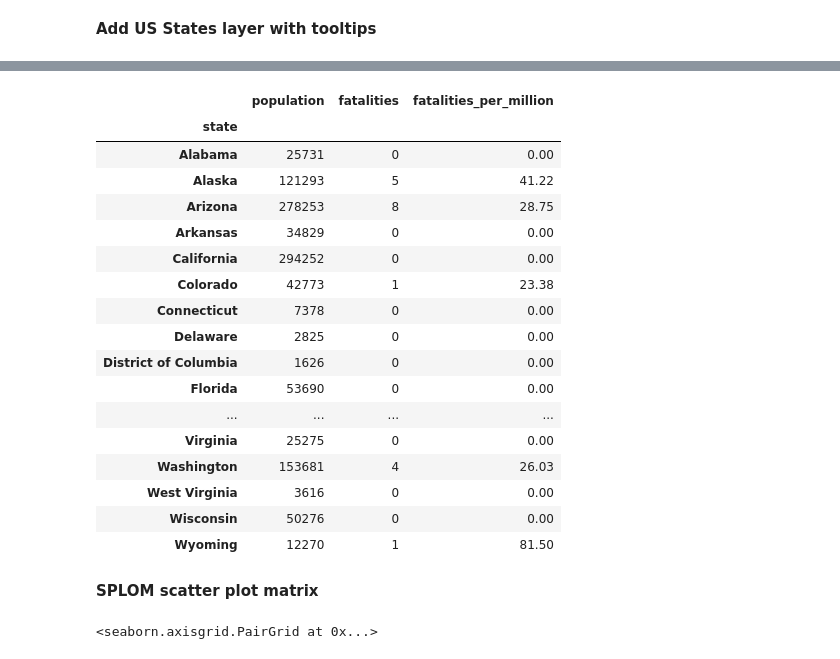
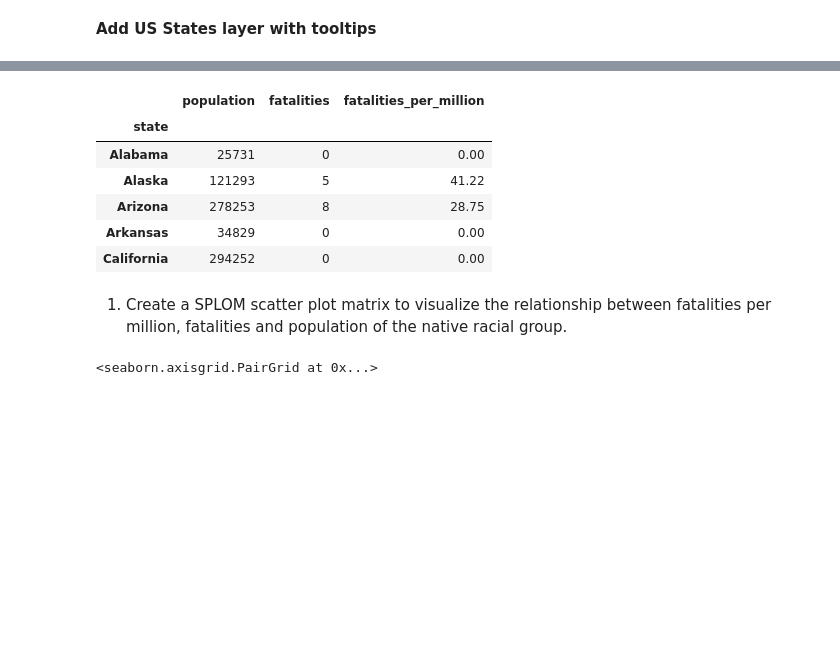
Before and after one commit to CelineChiLamNg/fatal_police_shootings, a Jupyter notebook: FatalPoliceShootings.ipynb, the cells around one changed output, grey strips where cells are left out. Drawn from its saved outputs; the diff is of its cells as text; code cells hidden in the pictures; blank space fills up the shorter version.

```diff
--- a/FatalPoliceShootings.ipynb
+++ b/FatalPoliceShootings.ipynb
@@ -1203,31 +1168,21 @@ shootings_scaled_by_population = shootings_scaled_by_population.set_index("state
 # %%
 merged_native = pd.merge(p5["native"], pivot["native"], left_index=True,
                          right_index=True)
 merged_native = pd.merge(merged_native, shootings_scaled_by_population["native"],
                          left_index=True, right_index=True)
 merged_native.columns = ["population", "fatalities", "fatalities_per_million"]
-merged_native.head()
+merged_native.head(5)
 # %% [output]
 |  | population | fatalities | fatalities_per_million |
 | state |  |  |  |
 | Alabama | 25731 | 0 | 0.00 |
 | Alaska | 121293 | 5 | 41.22 |
 | Arizona | 278253 | 8 | 28.75 |
 | Arkansas | 34829 | 0 | 0.00 |
 | California | 294252 | 0 | 0.00 |
-| Colorado | 42773 | 1 | 23.38 |
-| Connecticut | 7378 | 0 | 0.00 |
-| Delaware | 2825 | 0 | 0.00 |
-| District of Columbia | 1626 | 0 | 0.00 |
-| Florida | 53690 | 0 | 0.00 |
-| ... | ... | ... | ... |
-| Virginia | 25275 | 0 | 0.00 |
-| Washington | 153681 | 4 | 26.03 |
-| West Virginia | 3616 | 0 | 0.00 |
-| Wisconsin | 50276 | 0 | 0.00 |
-| Wyoming | 12270 | 1 | 81.50 |
 # %% [markdown]
-**SPLOM scatter plot matrix**
+1. Create a SPLOM scatter plot matrix to visualize the relationship between
+fatalities per million, fatalities and population of the native racial group.
 # %%
 sns.pairplot(merged_native)
 # %% [output]
```
Also changed, not shown: parts of 32 cells of this notebook, 18 other files.
